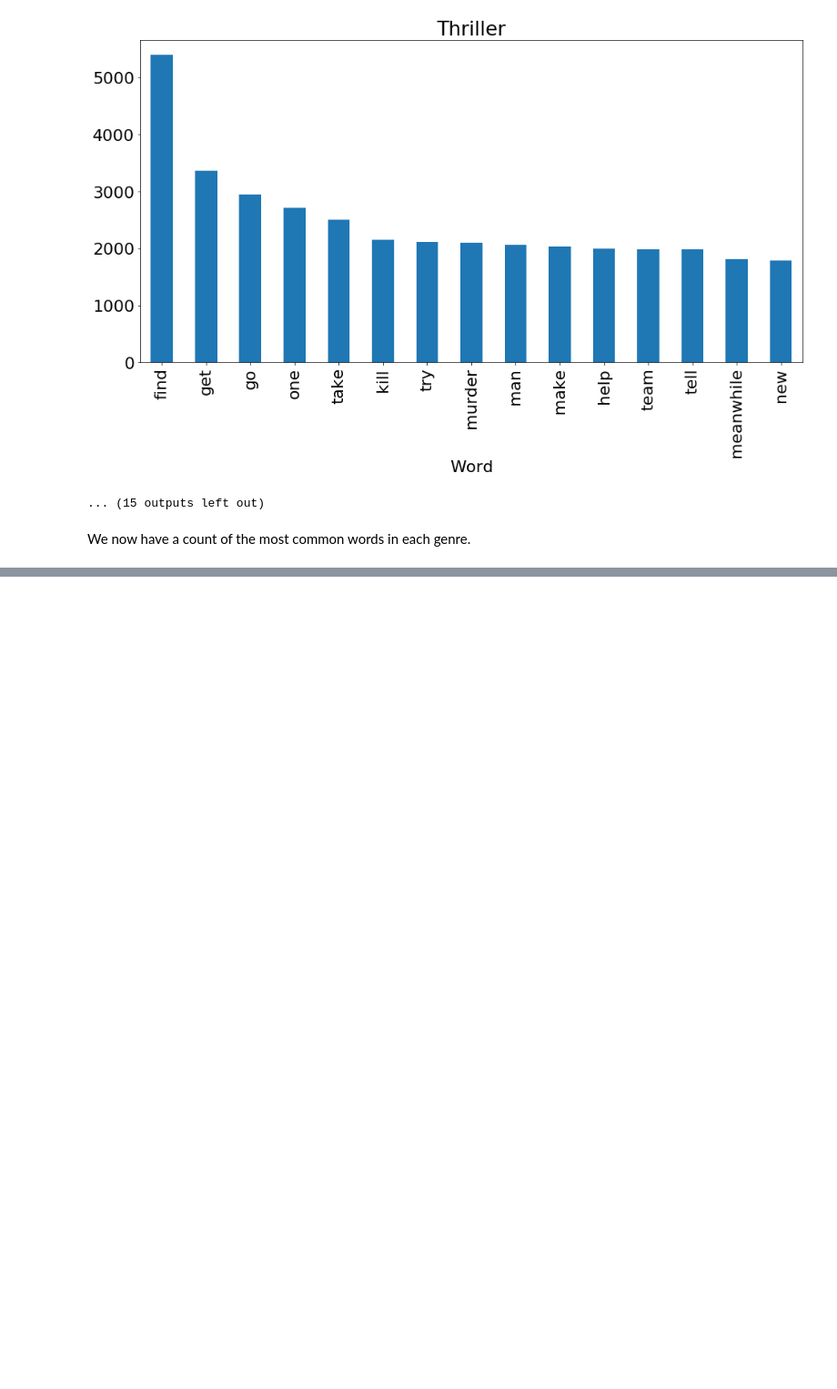
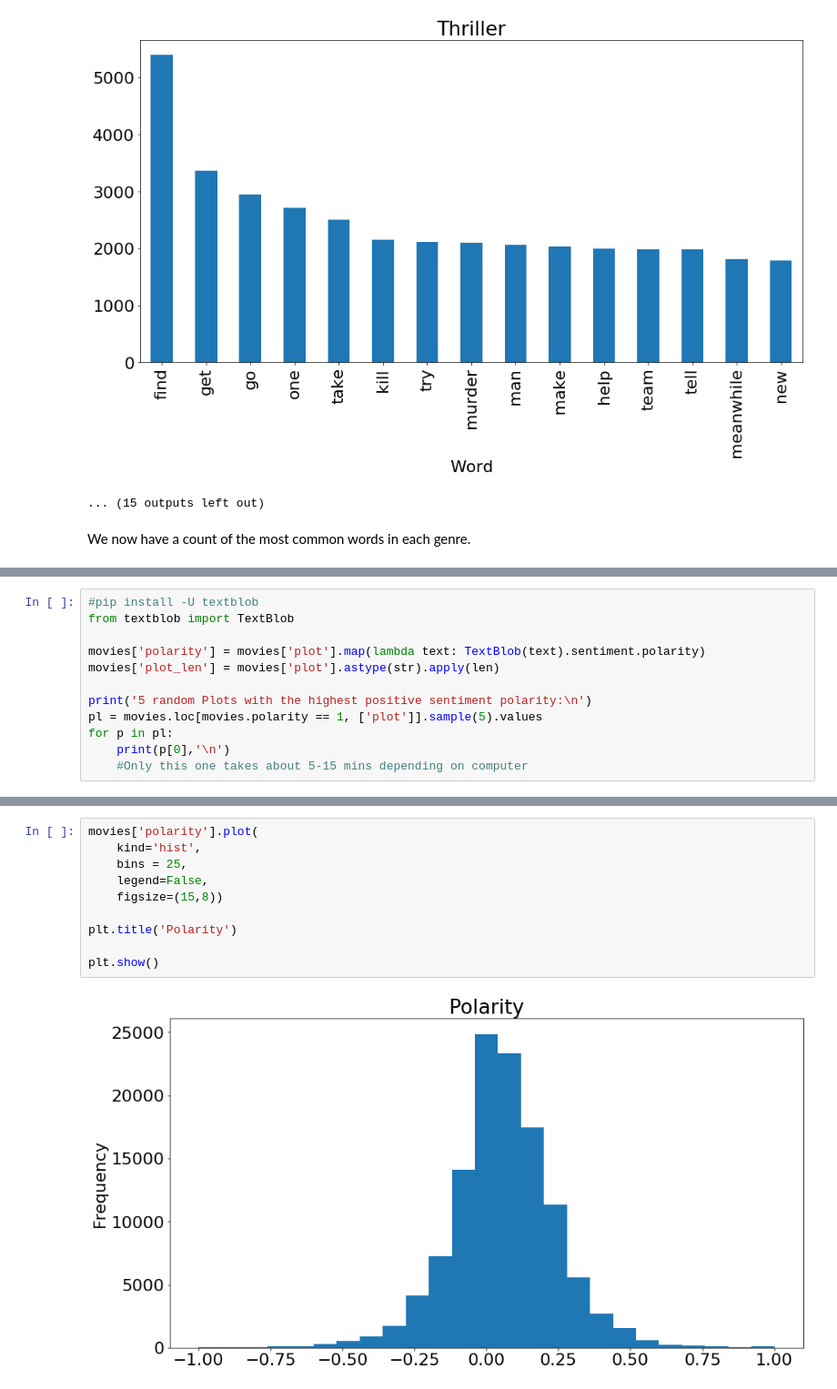
Before and after one commit to wonch002/Movie-Genre-Prediction, a Jupyter notebook: notebooks/Predicting_Movie_Genre.ipynb, the cells around one changed output, grey strips where cells are left out. Shown at 91% size. Saved outputs shown, nothing was run; the diff lists cells and outputs as text; blank space fills up the shorter version.

Commit message:
Adding initial model build. Adding sentiment analysis by genre.

```diff
--- a/notebooks/Predicting_Movie_Genre.ipynb
+++ b/notebooks/Predicting_Movie_Genre.ipynb
@@ -549,0 +558,12 @@ We now have a count of the most common words in each genre.
+# %%
+#pip install -U textblob
+from textblob import TextBlob
+
+movies['polarity'] = movies['plot'].map(lambda text: TextBlob(text).sentiment.polarity)
+movies['plot_len'] = movies['plot'].astype(str).apply(len)
+
+print('5 random Plots with the highest positive sentiment polarity:\n')
+pl = movies.loc[movies.polarity == 1, ['plot']].sample(5).values
+for p in pl:
+    print(p[0],'\n')
+    #Only this one takes about 5-15 mins depending on computer
@@ -549,0 +610,12 @@ We now have a count of the most common words in each genre.
+# %%
+movies['polarity'].plot(
+    kind='hist',
+    bins = 25,
+    legend=False,
+    figsize=(15,8))
+
+plt.title('Polarity')
+
+plt.show()
+# %% [output]
+[figure, added]
```
Also changed, not shown: parts of 28 cells of this notebook.
